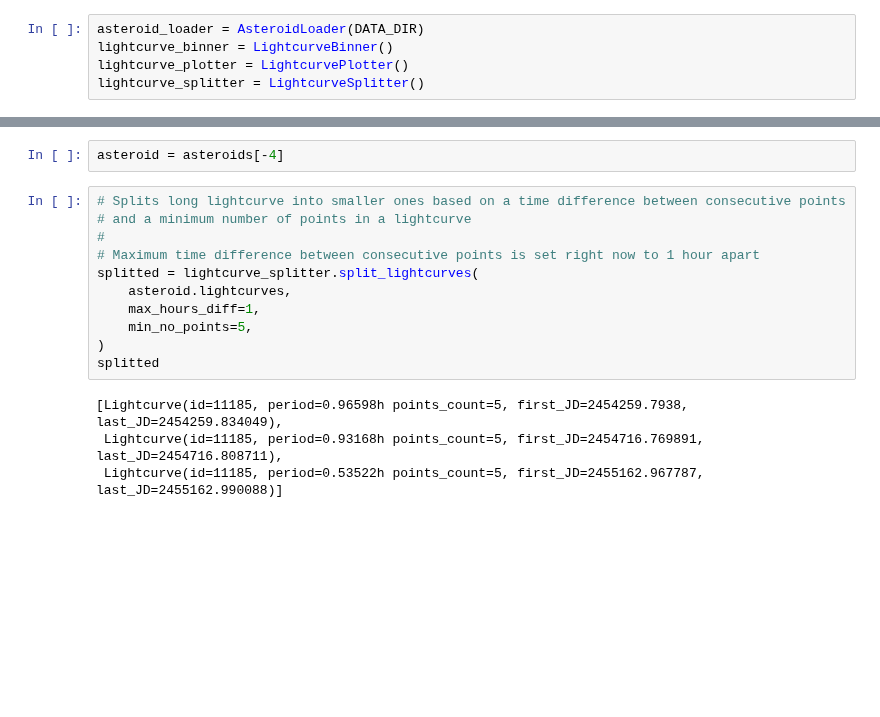
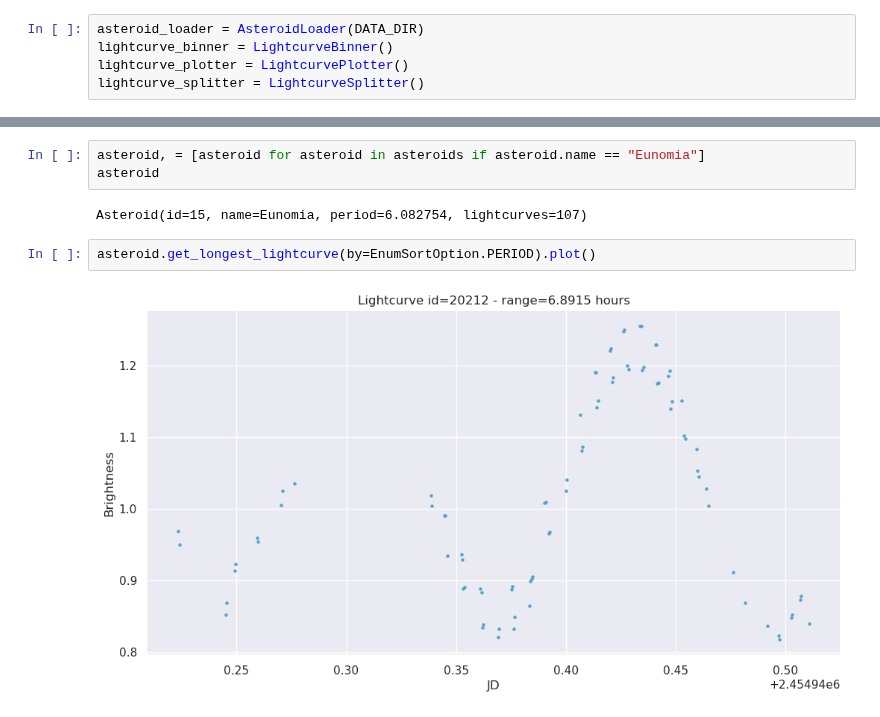
Before and after one commit to Vosloo/asteroid-lightcurves, a Jupyter notebook: notebooks/stats.ipynb, the cells around one changed output, grey strips where cells are left out. Saved outputs shown, nothing was run; the diff lists cells and outputs as text; blank space fills up the shorter version.

```diff
--- a/notebooks/stats.ipynb
+++ b/notebooks/stats.ipynb
@@ -44,17 +45,9 @@ array([ 5.15866935,  6.911748  ,  9.1461865 , 13.6840525 , 22.434295  ])
-# %%
-asteroid = asteroids[-4]
-# %%
-# Splits long lightcurve into smaller ones based on a time difference between consecutive points
-# and a minimum number of points in a lightcurve
-#
-# Maximum time difference between consecutive points is set right now to 1 hour apart
-splitted = lightcurve_splitter.split_lightcurves(
-    asteroid.lightcurves,
-    max_hours_diff=1,
-    min_no_points=5,
-)
-splitted
-# %% [output]
-[Lightcurve(id=11185, period=0.96598h points_count=5, first_JD=2454259.7938, last_JD=2454259.834049),
- Lightcurve(id=11185, period=0.93168h points_count=5, first_JD=2454716.769891, last_JD=2454716.808711),
- Lightcurve(id=11185, period=0.53522h points_count=5, first_JD=2455162.967787, last_JD=2455162.990088)]
+# %%
+asteroid, = [asteroid for asteroid in asteroids if asteroid.name == "Eunomia"]
+asteroid
+# %% [output]
+Asteroid(id=15, name=Eunomia, period=6.082754, lightcurves=107)
+# %%
+asteroid.get_longest_lightcurve(by=EnumSortOption.PERIOD).plot()
+# %% [output]
+[figure, added]
```
Also changed, not shown: parts of 13 cells of this notebook, 14 other files.
